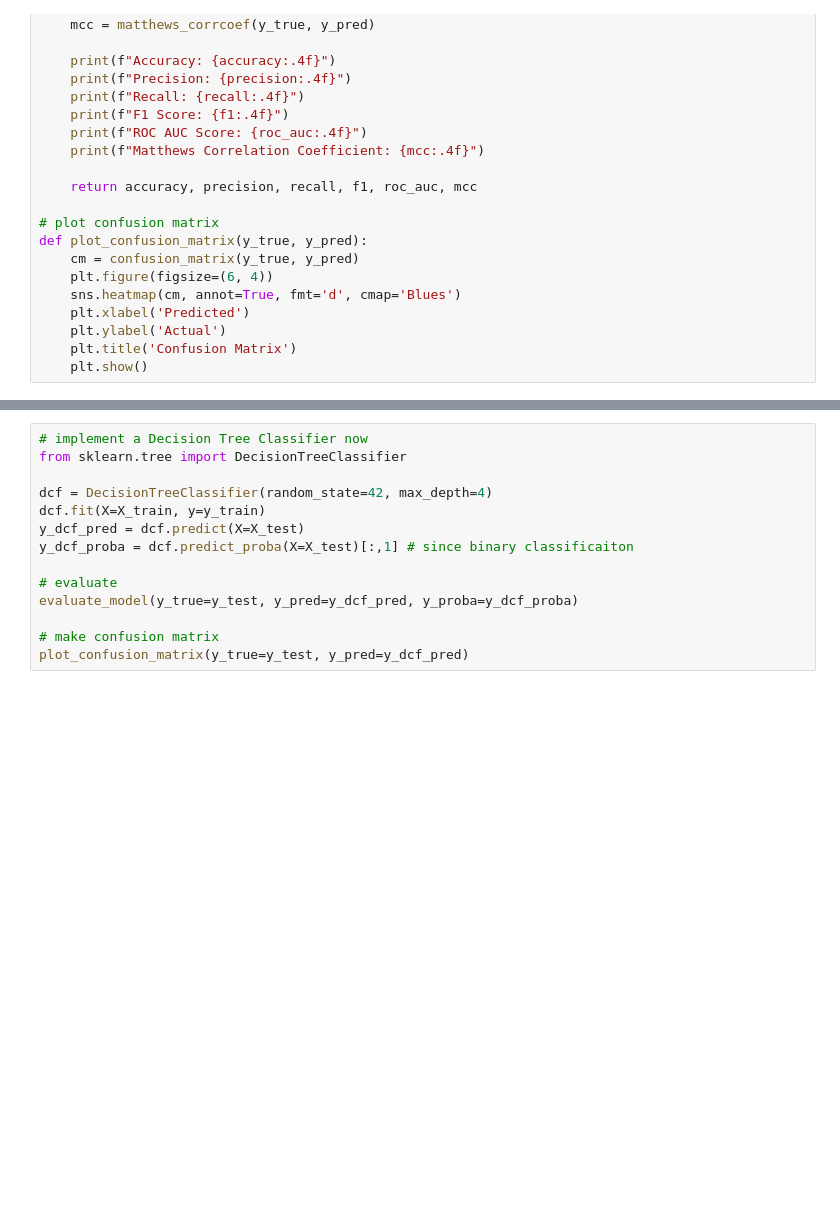
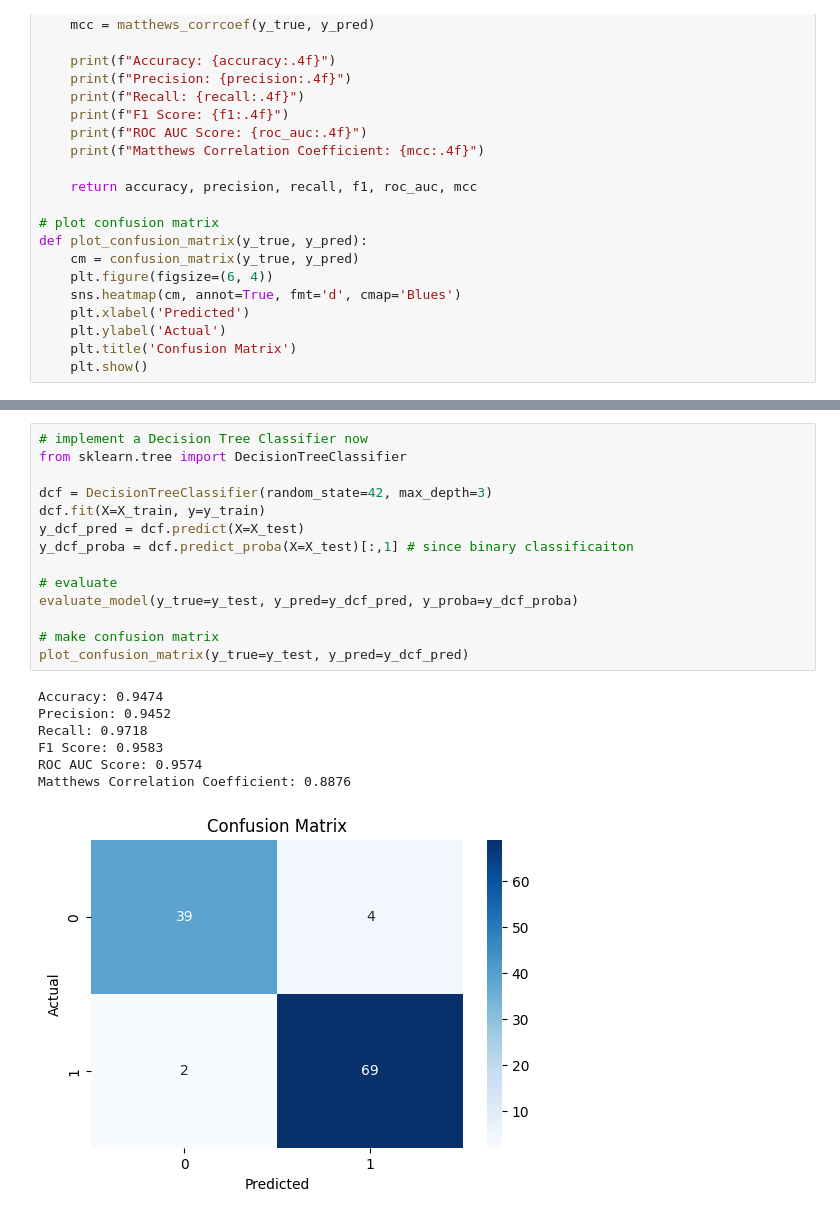
Before and after one commit to dvipin2/ml-assignment, a Jupyter notebook: 2025aa05527_ml_assignment_2.ipynb, the cells around one changed output, grey strips where cells are left out. Saved outputs shown, nothing was run; the diff lists cells and outputs as text; blank space fills up the shorter version.

```diff
--- a/2025aa05527_ml_assignment_2.ipynb
+++ b/2025aa05527_ml_assignment_2.ipynb
@@ -87,16 +142,24 @@ joblib.dump(nb_model, "model/nb_model.pkl")
 # %%
 # implement a Decision Tree Classifier now
 from sklearn.tree import DecisionTreeClassifier
 
-dcf = DecisionTreeClassifier(random_state=42, max_depth=4)
+dcf = DecisionTreeClassifier(random_state=42, max_depth=3)
 dcf.fit(X=X_train, y=y_train)
 y_dcf_pred = dcf.predict(X=X_test)
 y_dcf_proba = dcf.predict_proba(X=X_test)[:,1] # since binary classificaiton
 
 # evaluate
 evaluate_model(y_true=y_test, y_pred=y_dcf_pred, y_proba=y_dcf_proba)
 
 # make confusion matrix
 plot_confusion_matrix(y_true=y_test, y_pred=y_dcf_pred)
+# %% [output]
+Accuracy: 0.9474
+Precision: 0.9452
+Recall: 0.9718
+F1 Score: 0.9583
+ROC AUC Score: 0.9574
+Matthews Correlation Coefficient: 0.8876
+[figure, added]
 # %%
 joblib.dump(dcf, "model/dcf_model.pkl")
```
Also changed, not shown: parts of 15 cells of this notebook, 6 other files.
